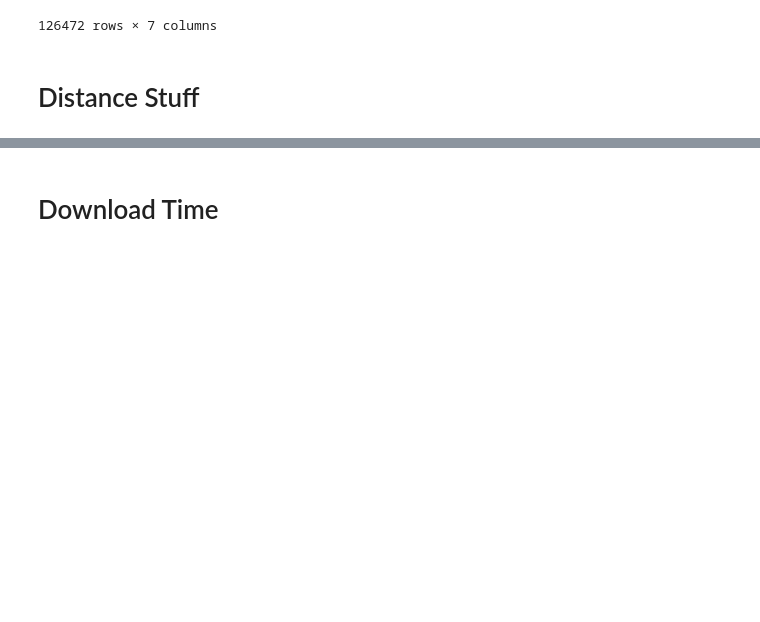
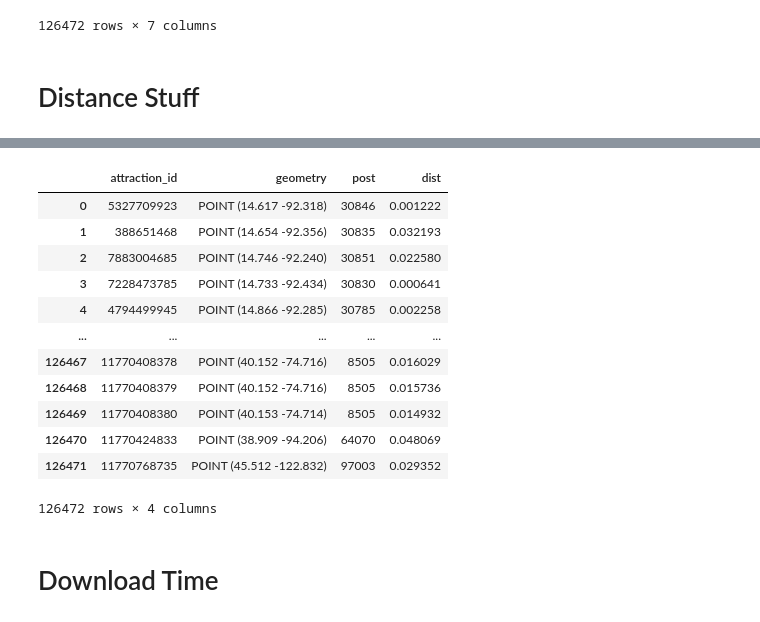
Before and after one commit to hanhatnheo/dining-recommendations, a Jupyter notebook: backend/PreProcessing.ipynb, the cells around one changed output, grey strips where cells are left out. Saved outputs shown, nothing was run; the diff lists cells and outputs as text; code cells hidden in the pictures; blank space fills up the shorter version.

Commit message:
feat: attraction zip code estimates
Estimating ZIP code of each attraction via distance to centroids of North American ZIPs

```diff
--- a/backend/PreProcessing.ipynb
+++ b/backend/PreProcessing.ipynb
@@ -227,0 +279,10 @@ rep_reviews.fillna('None', inplace = True)
+# %%
+canada = pd.read_csv('canada.txt', sep = ' ', header = None)
+usa = pd.read_csv('usa.txt', sep = ' ', header = None)
+mexico = pd.read_csv('mexico.txt', sep = ' ', header = None)
+converter = pd.concat([canada, usa, mexico], ignore_index = True)
+converter.columns = ['post', 'longitude', 'latitude']
+# %%
+geo_converter = gpd.GeoDataFrame(converter, geometry = gpd.points_from_xy(converter['latitude'], converter['longitude']))
+geo_converter = geo_converter[['post', 'geometry']]
+geo_converter
@@ -227,0 +305,4 @@ rep_reviews.fillna('None', inplace = True)
+# %%
+geo_tourism = gpd.GeoDataFrame(t_map, geometry = gpd.points_from_xy(t_map['latitude'], t_map['longitude']))
+geo_tourism = geo_tourism[['attraction_id', 'geometry']]
+geo_tourism
@@ -228 +323,37 @@ rep_reviews.fillna('None', inplace = True)
+# %%
+from scipy.spatial import cKDTree
+
+def ckdnearest(gdA, gdB):
+
+    nA = np.array(list(gdA.geometry.apply(lambda x: (x.x, x.y))))
+    nB = np.array(list(gdB.geometry.apply(lambda x: (x.x, x.y))))
+    btree = cKDTree(nB)
+    dist, idx = btree.query(nA, k=1)
+    gdB_nearest = gdB.iloc[idx].drop(columns="geometry").reset_index(drop=True)
+    gdf = pd.concat(
+        [
+            gdA.reset_index(drop=True),
+            gdB_nearest,
+            pd.Series(dist, name='dist')
+        ],
+        axis=1)
+
+    return gdf
+
+nearest = ckdnearest(geo_tourism, geo_converter)
+nearest
+# %% [output]
+|  | attraction_id | geometry | post | dist |
+| 0 | 5327709923 | POINT (14.617 -92.318) | 30846 | 0.001222 |
+| 1 | 388651468 | POINT (14.654 -92.356) | 30835 | 0.032193 |
+| 2 | 7883004685 | POINT (14.746 -92.240) | 30851 | 0.022580 |
+| 3 | 7228473785 | POINT (14.733 -92.434) | 30830 | 0.000641 |
+| 4 | 4794499945 | POINT (14.866 -92.285) | 30785 | 0.002258 |
+| ... | ... | ... | ... | ... |
+| 126467 | 11770408378 | POINT (40.152 -74.716) | 8505 | 0.016029 |
+| 126468 | 11770408379 | POINT (40.152 -74.716) | 8505 | 0.015736 |
+| 126469 | 11770408380 | POINT (40.153 -74.714) | 8505 | 0.014932 |
+| 126470 | 11770424833 | POINT (38.909 -94.206) | 64070 | 0.048069 |
+| 126471 | 11770768735 | POINT (45.512 -122.832) | 97003 | 0.029352 |
+126472 rows × 4 columns
 # %%
```
Also changed, not shown: parts of 18 cells of this notebook.
